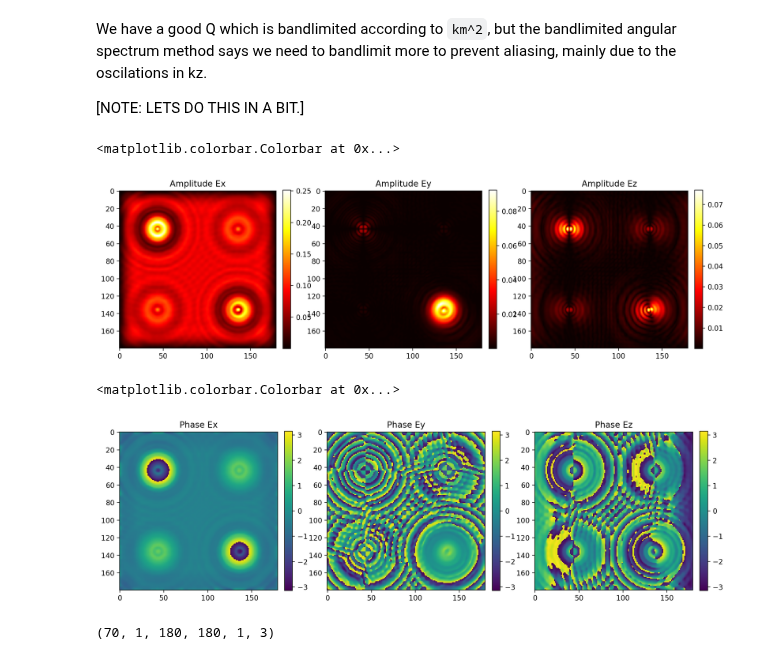
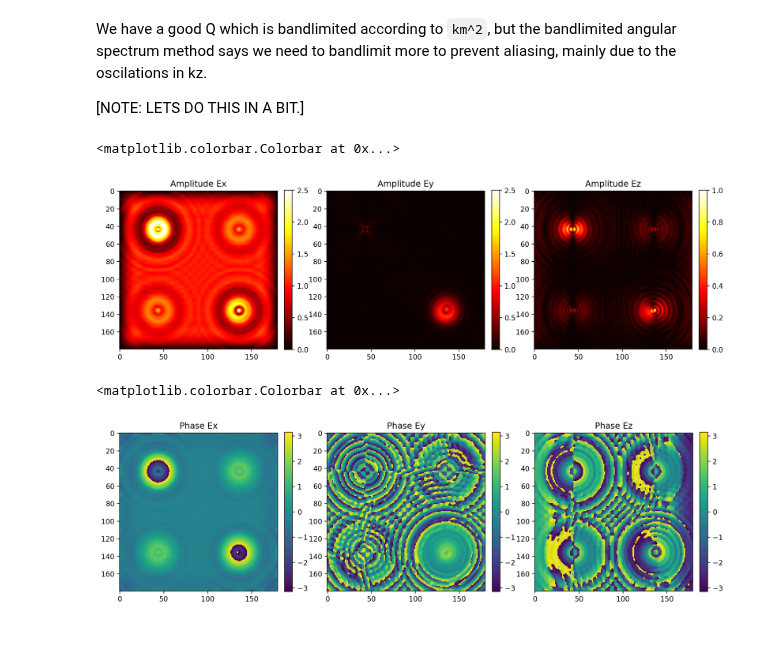
Before and after one commit to chromatix-team/chromatix, a Jupyter notebook: polarised_multislice/11_bandlimiting.ipynb, the cells around one changed output. Drawn from its saved outputs; the diff is of its cells as text; code cells hidden in the pictures.

```diff
--- a/polarised_multislice/11_bandlimiting.ipynb
+++ b/polarised_multislice/11_bandlimiting.ipynb
@@ -71,6 +78,9 @@ potential = paper_sample()
 # %%
 # Making the field
 field = cf.plane_wave((potential.shape[1], potential.shape[2]), spacing, wavelength, 1.0, amplitude=polarisation, scalar=False)
+
+# Making sure the amplitude = [0, 0, 1]
+field = field.replace(u=field.u / field.u[0, 90, 90, 0, 2])
 
 # Adding a little apodisation
 field = field.replace(u = field.u * sigmoid_taper((field.shape[1], field.shape[2]), 4))
@@ -86,7 +96,7 @@ plt.show()
 # To prevent circular convolution, we need to pad the field to field + kernel size.
 # the kernel is the size of the field, so the field doubles in size per dim.
 # FFT is shift invariant so we just add zeros at the end
-padded_shape = 5 * np.array(field.spatial_shape)
+padded_shape = 2 * np.array(field.spatial_shape)
 n_pad = padded_shape - np.array(field.spatial_shape)
 padding = ((0, 0), (0, n_pad[0]), (0, n_pad[1]), (0, 0), (0, 0))
 
@@ -96,7 +106,7 @@ Padded field shape [900 900]
 # %%
 # Now we can calculate the k-grid
 k_grid = 2 * jnp.pi * jnp.stack(jnp.meshgrid(jnp.fft.fftfreq(n=padded_shape[0], d=spacing), jnp.fft.fftfreq(n=padded_shape[1], d=spacing), indexing='ij'))[:, None, ..., None, None]
-km = 2 * jnp.pi * n_background / field.spectrum * 0.8
+km = 2 * jnp.pi * n_background / field.spectrum
 kz = jnp.sqrt(jnp.maximum(0.0, km**2 - jnp.sum(k_grid**2, axis=0))) # chop off evanescent waves
 k_grid =  jnp.concatenate([kz[None, ...], k_grid], axis=0)
 # %%
@@ -107,6 +117,6 @@ Q = (-outer(k_grid / km, k_grid / km, in_axis=0) + jnp.eye(3)).squeeze(-3)
 print(f"The min and max value of Q:{Q.min():.2f},{Q.max():.2f}")
 
 # doing this based only on x y is numerically more accurate
-Q = jnp.where(jnp.sum(k_grid[1:, ..., None]**2, axis=0) <= km**2, Q, 0)
+Q = jnp.where(jnp.sum(k_grid[1:, ..., None]**2, axis=0) <= NA**2 * km**2, Q, 0)
 print(f"The min and max value of Q:{Q.min():.2f},{Q.max():.2f}")
 # %% [output]
@@ -184,44 +194,40 @@ phase = out_field.phase.squeeze()
 # %%
 plt.figure(figsize=(15, 5))
 
 plt.subplot(131)
 plt.title("Amplitude Ex")
-plt.imshow(amplitude[..., 2], cmap="hot")
+plt.imshow(amplitude[..., 2], cmap="hot", vmin=0.0, vmax=2.5)
 plt.colorbar(fraction=0.046, pad=0.04)
 
 plt.subplot(132)
 plt.title("Amplitude Ey")
-plt.imshow(amplitude[..., 1], cmap="hot")
+plt.imshow(amplitude[..., 1], cmap="hot", vmin=0.0, vmax=2.5)
 plt.colorbar(fraction=0.046, pad=0.04)
 
 plt.subplot(133)
 plt.title("Amplitude Ez")
-plt.imshow(amplitude[..., 0], cmap="hot")
+plt.imshow(amplitude[..., 0], cmap="hot", vmin=0.0, vmax=1.0)
 plt.colorbar(fraction=0.046, pad=0.04)
 # %% [output]
 <matplotlib.colorbar.Colorbar at 0x...>
-[figure, old version]
+[figure, new version]
 # %%
 plt.figure(figsize=(15, 5))
 
 plt.subplot(131)
 plt.title("Phase Ex")
-plt.imshow(phase[..., 2])
+plt.imshow(phase[..., 2], vmin= -jnp.pi, vmax=jnp.pi)
 plt.colorbar(fraction=0.046, pad=0.04)
 
 plt.subplot(132)
 plt.title("Phase Ey")
-plt.imshow(phase[..., 1])
+plt.imshow(phase[..., 1], vmin= -jnp.pi, vmax=jnp.pi)
 plt.colorbar(fraction=0.046, pad=0.04)
 
 plt.subplot(133)
 plt.title("Phase Ez")
-plt.imshow(phase[..., 0])
+plt.imshow(phase[..., 0], vmin= -jnp.pi, vmax=jnp.pi)
 plt.colorbar(fraction=0.046, pad=0.04)
 # %% [output]
 <matplotlib.colorbar.Colorbar at 0x...>
-[figure, old version]
+[figure, new version]
-# %%
-intermediates.shape
-# %% [output]
-(70, 1, 180, 180, 1, 3)
```
Also changed, not shown: parts of 12 cells of this notebook, 2 other files.
